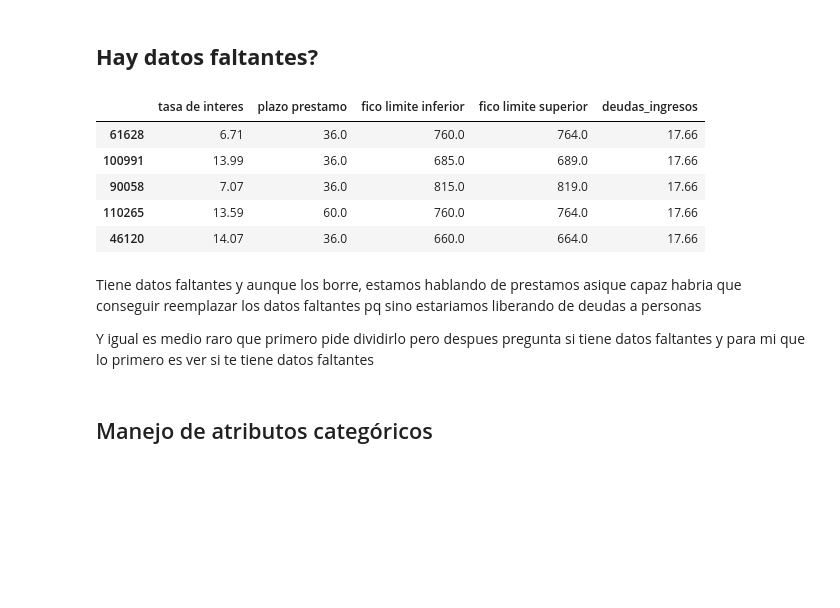
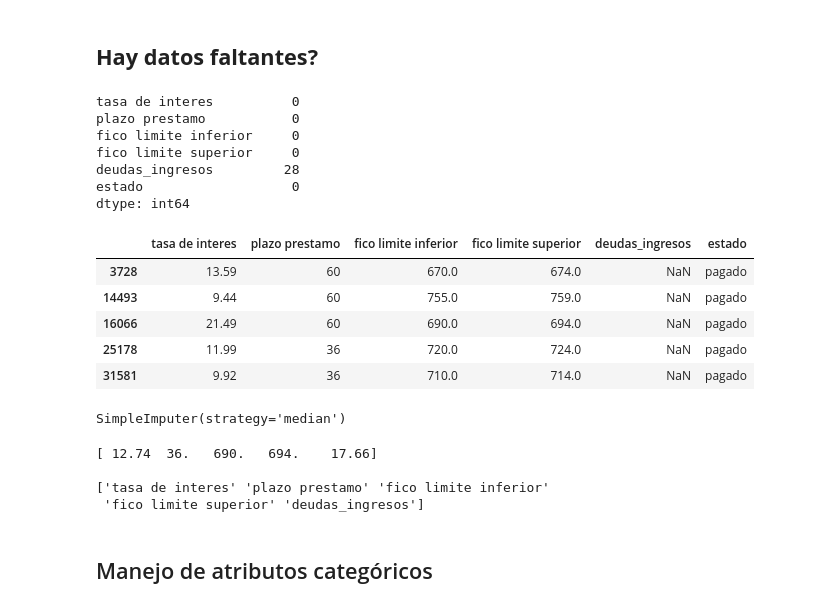
Before and after one commit to axelescalante0/Aprendizaje-Maquinal, a Jupyter notebook: main/Algoritmo_KNN.ipynb, the cells around one changed output. Cells and saved outputs as stored; diff of their text form; code cells hidden in the pictures; blank space fills up the shorter version.

```diff
--- a/main/Algoritmo_KNN.ipynb
+++ b/main/Algoritmo_KNN.ipynb
@@ -203,49 +202,49 @@ print('Etiquetas de clase:', np.unique(x_train_labels))
 Etiquetas de clase: ['incumplido' 'pagado']
 # %% [markdown]
 ## **Hay datos faltantes?**
+# %%
+faltante = df_prestamos.isna().sum() #si hay NA los sume, basicamente un ftable de R
+print(faltante,"\n")
+
+datos_faltantes = df_prestamos[df_prestamos.isnull().any(axis=1)]
+datos_faltantes.head() #Algunos datos faltantes
+# %% [output]
+tasa de interes          0
+plazo prestamo           0
+fico limite inferior     0
+fico limite superior     0
+deudas_ingresos         28
+estado                   0
+dtype: int64
+|  | tasa de interes | plazo prestamo | fico limite inferior | fico limite superior | deudas_ingresos | estado |
+| 3728 | 13.59 | 60 | 670.0 | 674.0 | NaN | pagado |
+| 14493 | 9.44 | 60 | 755.0 | 759.0 | NaN | pagado |
+| 16066 | 21.49 | 60 | 690.0 | 694.0 | NaN | pagado |
+| 25178 | 11.99 | 36 | 720.0 | 724.0 | NaN | pagado |
+| 31581 | 9.92 | 36 | 710.0 | 714.0 | NaN | pagado |
+# %%
+from sklearn.impute import SimpleImputer
+imputer = SimpleImputer(strategy="median") #Para remplazar los valores faltante con la mediana
+imputer.fit(x_train)
+# %% [output]
+SimpleImputer(strategy='median')
 # %%
-
-datos_faltantes = df_prestamos[df_prestamos.isnull().any(axis=1)]
-datos_faltantes.head() #Algunos datos faltantes
-
-
-
-# ** Datos Faltantes en datos de entrenamiento**
-
-# índices de las filas con datos faltantes
-null_rows_idx = x_train.isnull().any(axis=1)
-x_train.loc[null_rows_idx]
-
-
-from sklearn.impute import SimpleImputer
-
-imputer = SimpleImputer(strategy="median")#Para remplazar los valores faltante con la mediana
-
-imputer.fit(x_train)
-
-imputer.statistics_
+print(imputer.statistics_,"\n")
 
 #Ahora se puede usar este imputador "entrenado" para transformar el conjunto de entrenamiento reemplazando los valores faltantes con las medianas calculadas:
 
 X_train = imputer.transform(x_train) # me devuelve un numpy array
 type(X_train)
 
-imputer.feature_names_in_
+print(imputer.feature_names_in_) # Muestra los nombres de las columnas que fueron pasadas al imputador
 
 df_x_train_num = pd.DataFrame(X_train, columns=x_train.columns, index=x_train.index)
-df_x_train_num.loc[null_rows_idx].head()
+#null_rows_idx = x_train.isnull().any(axis=1)
+#df_x_train_num.loc[null_rows_idx].head()
 # %% [output]
-|  | tasa de interes | plazo prestamo | fico limite inferior | fico limite superior | deudas_ingresos |
-| 61628 | 6.71 | 36.0 | 760.0 | 764.0 | 17.66 |
-| 100991 | 13.99 | 36.0 | 685.0 | 689.0 | 17.66 |
-| 90058 | 7.07 | 36.0 | 815.0 | 819.0 | 17.66 |
-| 110265 | 13.59 | 60.0 | 760.0 | 764.0 | 17.66 |
-| 46120 | 14.07 | 36.0 | 660.0 | 664.0 | 17.66 |
+[ 12.74  36.   690.   694.    17.66]
+
+['tasa de interes' 'plazo prestamo' 'fico limite inferior'
+ 'fico limite superior' 'deudas_ingresos']
-# %% [markdown]
-Tiene datos faltantes y aunque los borre, estamos hablando de prestamos asique capaz habria que conseguir
-reemplazar los datos faltantes pq sino estariamos liberando de deudas a personas
-
-Y igual es medio raro que primero pide dividirlo pero despues pregunta si tiene datos faltantes y para mi que lo primero
-es ver si te tiene datos faltantes
 # %% [markdown]
 ## Manejo de atributos categóricos
```
Also changed, not shown: parts of 9 cells of this notebook.
